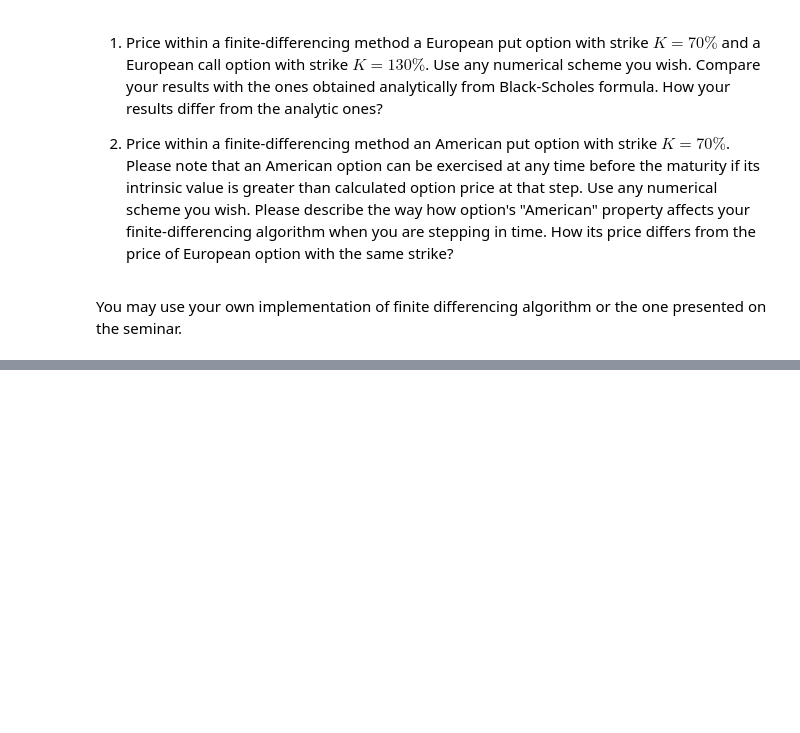
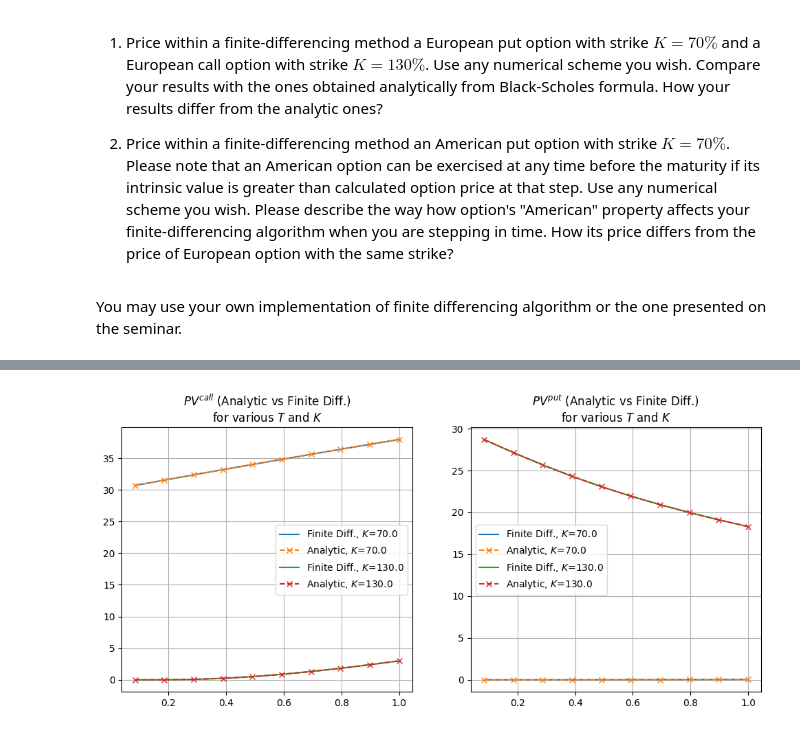
Before and after one commit to Cloda/Homeworks, a Jupyter notebook: VegaNumMethodsFinance/ExtraWork/NMF 2024 - Test - Cherepakhin.ipynb, the cells around one changed output, grey strips where cells are left out. Cells and saved outputs as stored; diff of their text form; code cells hidden in the pictures; blank space fills up the shorter version.

```diff
--- a/VegaNumMethodsFinance/ExtraWork/NMF 2024 - Test - Cherepakhin.ipynb
+++ b/VegaNumMethodsFinance/ExtraWork/NMF 2024 - Test - Cherepakhin.ipynb
@@ -30,0 +154,3 @@ Your answer should contatin the resulting matrix $\widetilde{\text{C}}$ and the
+# %%
+theta = np.random.rand(12)
+res = minimize(fun=l2_norm, x0=theta, args=(C, False), method="BFGS")
@@ -70,3 +329,6 @@ Provide an interpolation algorithm (cubic splines, rational cubic splines or wha
+# %%
+log_moneyness = np.array([26, 37, 52, 70, 100, 142, 195]) / 100.
+sigma_iv = np.array([42.5, 37.5, 32.5, 28.5, 25, 23, 22]) / 100.
 # %% [markdown]
 ### 4. Pricing options within finite-differencing framework
 # %% [markdown]
@@ -81,0 +353,17 @@ You may use your own implementation of finite differencing algorithm or the one
+# %%
+def black(log_moneyness: Union[float, np.ndarray], forward: float, vol: Union[np.ndarray, float],
+          df: float = 1, T: float = 1, theta: float = 1) -> Union[float, np.ndarray]:
+    total_vol = vol * np.sqrt(T)
+    d_1 = - theta * (log_moneyness / total_vol - total_vol / 2)
+    d_2 = - theta * (log_moneyness / total_vol + total_vol / 2)
+    return df * theta * forward * (norm.cdf(d_1) - np.exp(log_moneyness) * norm.cdf(d_2))
+# %%
+number_of_time_steps = 31
+finite_differencing_spacial_levels = 51
+number_of_std_deviations = 4
+scheme_type = FiniteDifferencingScheme.Implicit
+number_of_spatial_levels, number_of_time_steps = 201, 201
+
+
+def pde_coefficients(_): return {
+    "U": 0, "U_t": 1., "U_x": 0, "U_xx": 0.5 * sigma ** 2}
@@ -81,0 +411,22 @@ You may use your own implementation of finite differencing algorithm or the one
+# %%
+fig, ax = plt.subplots(1, 2, figsize=(12, 5))
+for i, _ in enumerate(strikes):
+    ax[0].plot(maturities, trade_values_calls[:, i],
+               label="Finite Diff., $K$={}".format(_), linestyle="-")
+    ax[0].plot(maturities, trade_values_calls_analytic[:, i],
+               label="Analytic, $K$={}".format(_), linestyle="--", marker="x")
+
+    ax[1].plot(maturities, trade_values_puts[:, i],
+               label="Finite Diff., $K$={}".format(_), linestyle="-")
+    ax[1].plot(maturities, trade_values_puts_analytic[:, i],
+               label="Analytic, $K$={}".format(_), linestyle="--", marker="x")
+
+ax[0].set_title(
+    '$PV^{call}$ (Analytic vs Finite Diff.)\n' + 'for various $T$ and $K$')
+ax[1].set_title('$PV^{put}$ (Analytic vs Finite Diff.)\n' +
+                'for various $T$ and $K$')
+ax[0].grid(), ax[1].grid()
+ax[0].legend(), ax[1].legend()
+plt.show()
+# %% [output]
+[figure, added]
```
Also changed, not shown: parts of 23 cells of this notebook, 2 other files.
